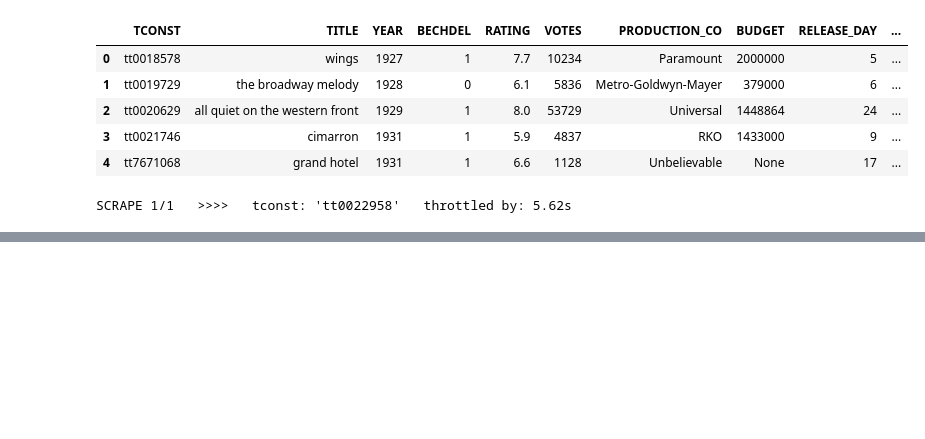
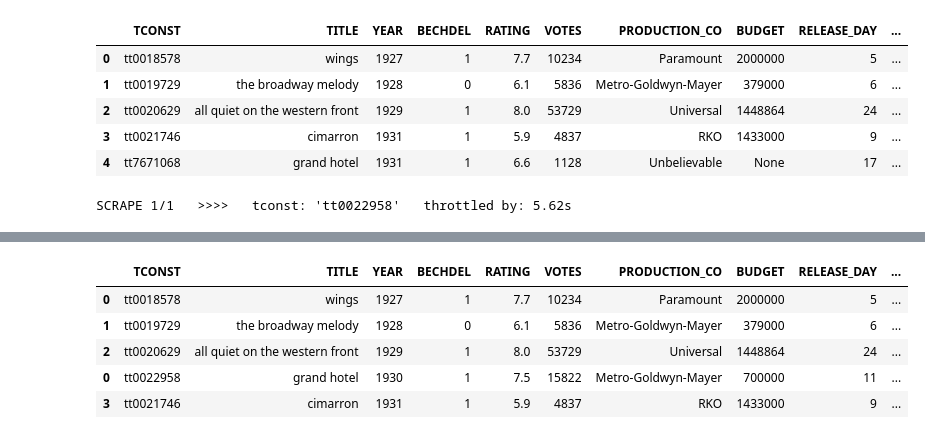
Before and after one commit to hone1er/oscarDataAnalysis, a Jupyter notebook: Spaar/notebooks/only_this_one.ipynb, the cells around one changed output, grey strips where cells are left out. Drawn from its saved outputs; the diff is of its cells as text; code cells hidden in the pictures; blank space fills up the shorter version.

```diff
--- a/Spaar/notebooks/only_this_one.ipynb
+++ b/Spaar/notebooks/only_this_one.ipynb
@@ -832,5 +814,5 @@ modelDF
 # %%
-# Both Dataframes are joined upon each other for the final encompassing dataset consisting of
-# $modelDF and $redoDF. We can now run a model through it.
-allDF = modelDF.append(redoDF)
-allDF
+## Both Dataframes are joined upon each other for the final encompassing dataset consisting of
+## $modelDF and $redoDF. We can now run a model through it.
+#allDF = modelDF.append(redoDF)
+#allDF.tail()
@@ -856,4 +819,4 @@ allDF
 # %%
-# The $allDF DataFrame is ordered by the values in the `YEAR` column
-allDF = allDF.sort_values(by = 'YEAR')
-allDF
+## The $allDF DataFrame is ordered by the values in the `YEAR` column
+#allDF = allDF.sort_values(by = 'YEAR')
+#allDF.head()
@@ -878,0 +841,10 @@ allDF
+# %%
+allDF_WIN = pd.read_csv("/Users/nicolespaar/Desktop/allDF.csv")
+allDF.head()
+# %% [output]
+|  | TCONST | TITLE | YEAR | BECHDEL | RATING | VOTES | PRODUCTION_CO | BUDGET | RELEASE_DAY | ... |
+| 0 | tt0018578 | wings | 1927 | 1 | 7.7 | 10234 | Paramount | 2000000 | 5 | ... |
+| 1 | tt0019729 | the broadway melody | 1928 | 0 | 6.1 | 5836 | Metro-Goldwyn-Mayer | 379000 | 6 | ... |
+| 2 | tt0020629 | all quiet on the western front | 1929 | 1 | 8.0 | 53729 | Universal | 1448864 | 24 | ... |
+| 0 | tt0022958 | grand hotel | 1930 | 1 | 7.5 | 15822 | Metro-Goldwyn-Mayer | 700000 | 11 | ... |
+| 3 | tt0021746 | cimarron | 1931 | 1 | 5.9 | 4837 | RKO | 1433000 | 9 | ... |
```
Also changed, not shown: parts of 28 cells of this notebook.
